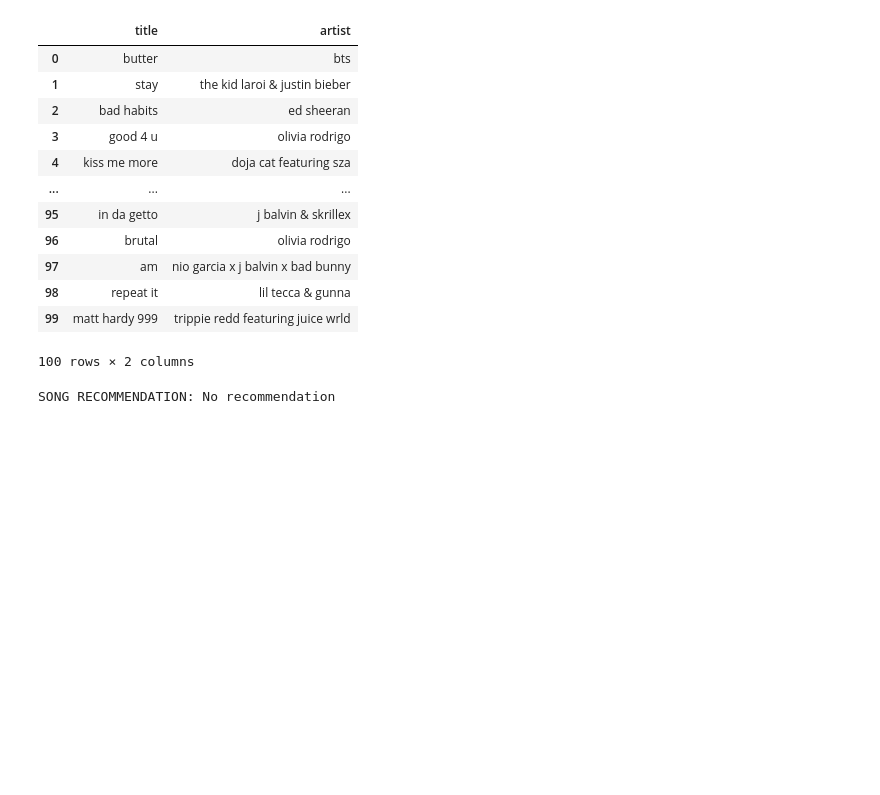
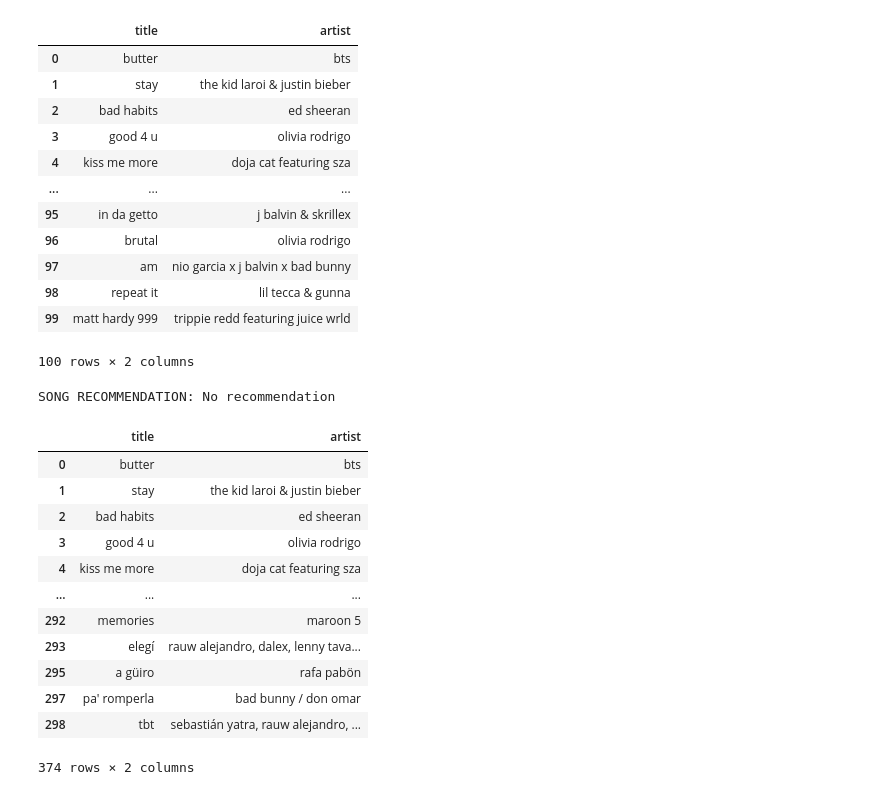
Before and after one commit to enricocesaro/WebScraping, a Jupyter notebook: scraping.ipynb, the cells around one changed output. Saved outputs shown, nothing was run; the diff lists cells and outputs as text; code cells hidden in the pictures; blank space fills up the shorter version.

```diff
--- a/scraping.ipynb
+++ b/scraping.ipynb
@@ -89,3 +89,49 @@ else:
 print(f'\nSONG RECOMMENDATION: {selected_song}\n')
 # %% [output]
 SONG RECOMMENDATION: No recommendation
+# %%
+other_urls = ['https://www.elportaldemusica.es/lists/top-100-canciones/2018',
+            'https://www.elportaldemusica.es/lists/top-100-canciones/2019',
+            'https://www.elportaldemusica.es/lists/top-100-canciones/2020']
+
+songs_titles_2 = list()
+songs_artists_2 = list()
+
+for url in other_urls:
+
+    page_2 = requests.get(url)
+    soup_2 = BeautifulSoup(page_2.text, 'html.parser')
+
+    for song_title in soup_2.select('div.name'):
+
+        song_title = song_title.get_text()
+        song_title = song_title.strip()
+        song_title = song_title.rstrip("\n")
+        songs_titles_2.append(song_title.lower())
+
+    for song_artist in soup_2.select('div.related'):
+
+        song_artist = song_artist.get_text()
+        song_artist = song_artist.strip()
+        song_artist = song_artist.rstrip("\n")
+        songs_artists_2.append(song_artist.lower())
+
+new_songs = pd.DataFrame({'title':songs_titles_2, 'artist':songs_artists_2})
+total_songs = pd.concat([songs, new_songs])
+total_songs = total_songs.drop_duplicates(subset = 'title')
+# %%
+display(total_songs)
+# %% [output]
+|  | title | artist |
+| 0 | butter | bts |
+| 1 | stay | the kid laroi & justin bieber |
+| 2 | bad habits | ed sheeran |
+| 3 | good 4 u | olivia rodrigo |
+| 4 | kiss me more | doja cat featuring sza |
+| ... | ... | ... |
+| 292 | memories | maroon 5 |
+| 293 | elegí | rauw alejandro, dalex, lenny tava... |
+| 295 | a güiro | rafa pabön |
+| 297 | pa' romperla | bad bunny / don omar |
+| 298 | tbt | sebastián yatra, rauw alejandro, ... |
+374 rows × 2 columns
```
Also changed, not shown: parts of 1 cell of this notebook.
